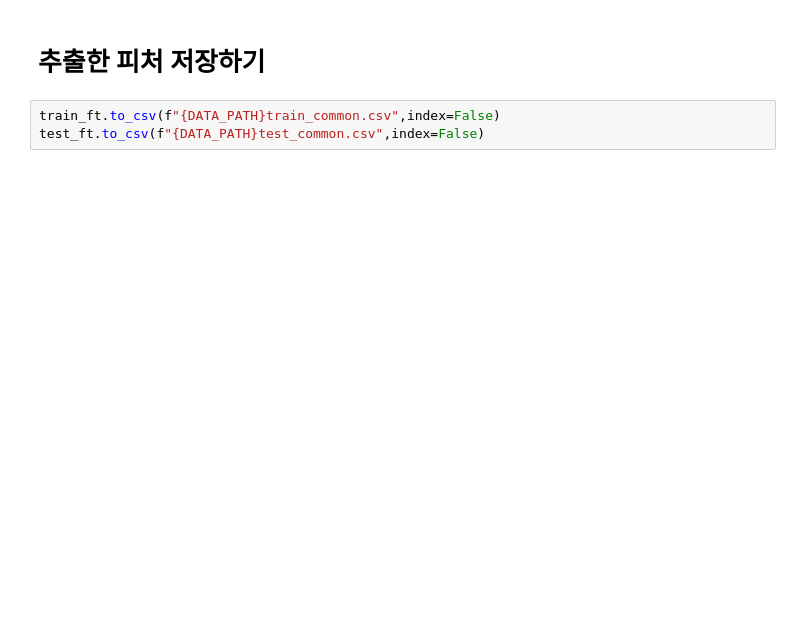
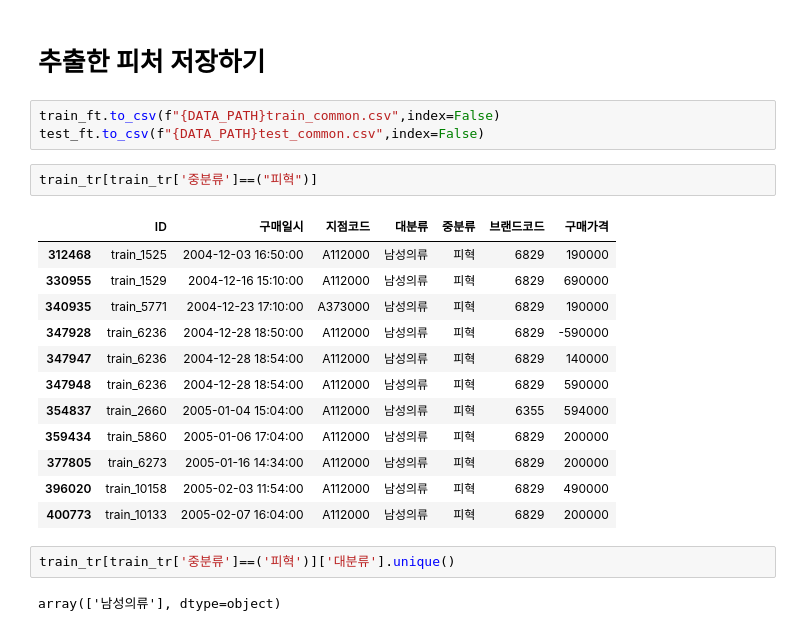
Before and after one commit to Kim-Yiji/FINAL-project, a Jupyter notebook: 특성추출_베이스라인코드_이희원.ipynb, the cells around one changed output. Cells and saved outputs as stored; diff of their text form; blank space fills up the shorter version.

```diff
--- a/특성추출_베이스라인코드_이희원.ipynb
+++ b/특성추출_베이스라인코드_이희원.ipynb
@@ -1013,3 +1093,22 @@ train_ft.shape, test_ft.shape
 # %%
 train_ft.to_csv(f"{DATA_PATH}train_common.csv",index=False)
 test_ft.to_csv(f"{DATA_PATH}test_common.csv",index=False)
+# %%
+train_tr[train_tr['중분류']==("피혁")]
+# %% [output]
+|  | ID | 구매일시 | 지점코드 | 대분류 | 중분류 | 브랜드코드 | 구매가격 |
+| 312468 | train_1525 | 2004-12-03 16:50:00 | A112000 | 남성의류 | 피혁 | 6829 | 190000 |
+| 330955 | train_1529 | 2004-12-16 15:10:00 | A112000 | 남성의류 | 피혁 | 6829 | 690000 |
+| 340935 | train_5771 | 2004-12-23 17:10:00 | A373000 | 남성의류 | 피혁 | 6829 | 190000 |
+| 347928 | train_6236 | 2004-12-28 18:50:00 | A112000 | 남성의류 | 피혁 | 6829 | -590000 |
+| 347947 | train_6236 | 2004-12-28 18:54:00 | A112000 | 남성의류 | 피혁 | 6829 | 140000 |
+| 347948 | train_6236 | 2004-12-28 18:54:00 | A112000 | 남성의류 | 피혁 | 6829 | 590000 |
+| 354837 | train_2660 | 2005-01-04 15:04:00 | A112000 | 남성의류 | 피혁 | 6355 | 594000 |
+| 359434 | train_5860 | 2005-01-06 17:04:00 | A112000 | 남성의류 | 피혁 | 6829 | 200000 |
+| 377805 | train_6273 | 2005-01-16 14:34:00 | A112000 | 남성의류 | 피혁 | 6829 | 200000 |
+| 396020 | train_10158 | 2005-02-03 11:54:00 | A112000 | 남성의류 | 피혁 | 6829 | 490000 |
+| 400773 | train_10133 | 2005-02-07 16:04:00 | A112000 | 남성의류 | 피혁 | 6829 | 200000 |
+# %%
+train_tr[train_tr['중분류']==('피혁')]['대분류'].unique()
+# %% [output]
+array(['남성의류'], dtype=object)
```
Also changed, not shown: parts of 20 cells of this notebook.
